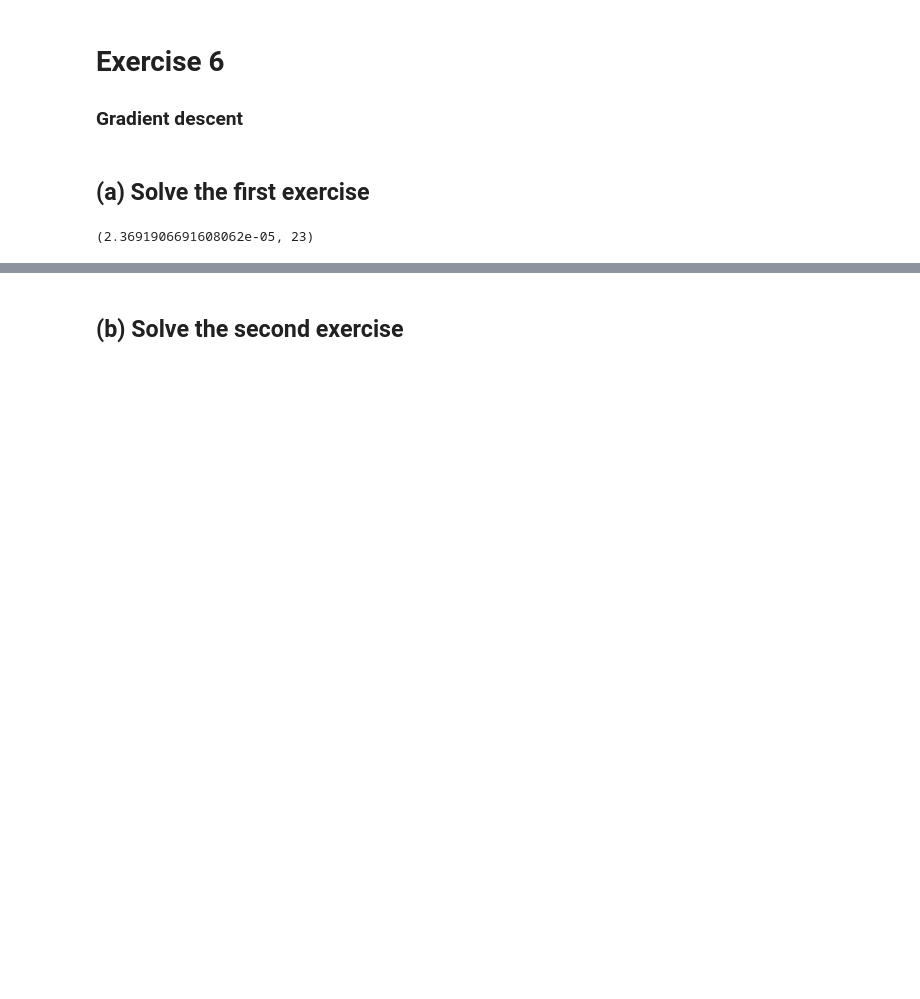
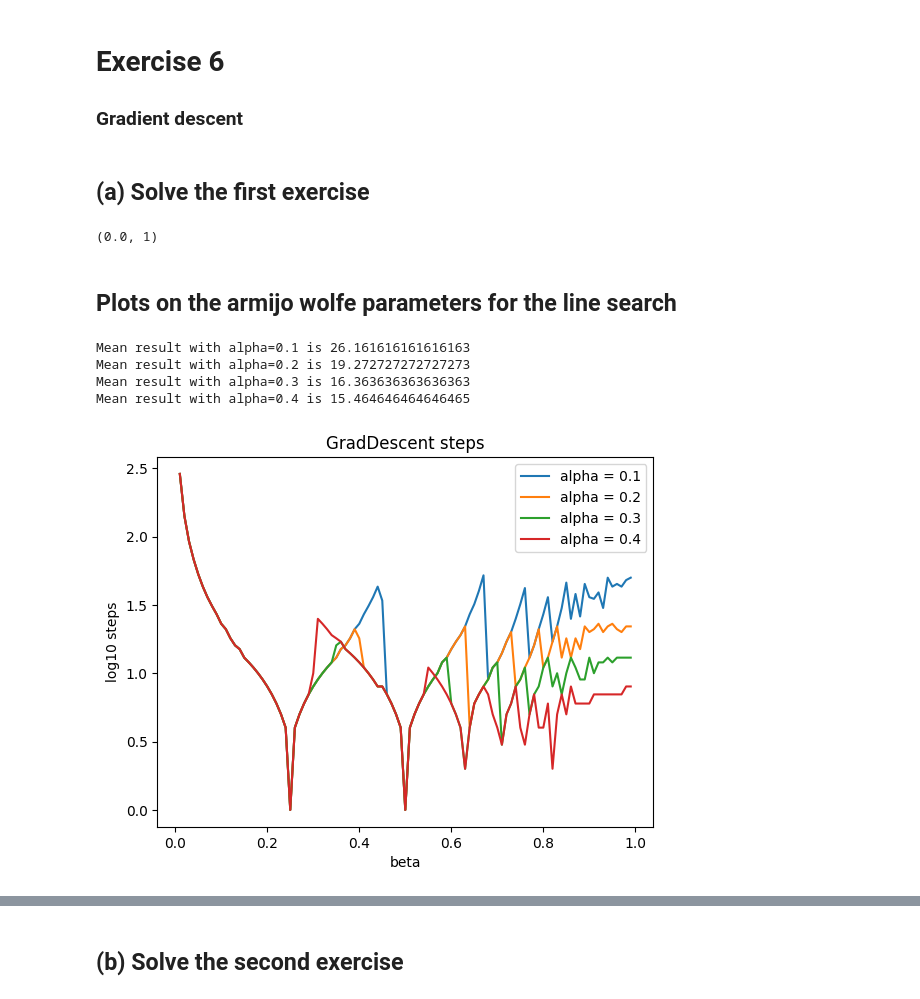
Before and after one commit to AdriaCoding/ConvexProgramming, a Jupyter notebook: ex6/ex6.ipynb, the cells around one changed output, grey strips where cells are left out. Drawn from its saved outputs; the diff is of its cells as text; code cells hidden in the pictures; blank space fills up the shorter version.

Commit message:
Some plots on the Armijo-Wolfe parameters

```diff
--- a/ex6/ex6.ipynb
+++ b/ex6/ex6.ipynb
@@ -14,17 +12,46 @@ init1 = [-2, -0.5, 0.5, 2]
 
 stop_criterion = 1e-4
 # %%
-def GradDescent (x_0, df, stepsize, stop_criterion=1e-4):
+def GradDescent (x_0, f, df, stop_criterion=1e-4, alpha=0.1, beta=0.1):
     x = x_0
     steps = 0
     while(abs(df(x)) > stop_criterion):
+        stepsize = 1
+        while(f(x - stepsize * df(x))> f(x) - alpha*stepsize*df(x)*df(x)):
+            stepsize = stepsize * beta
         x = x - stepsize * df(x)
         steps = steps + 1
     return x, steps
 # %% [markdown]
 ## (a) Solve the first exercise
 # %%
-sol0GD = GradDescent(init0[0], df0, 0.1, stop_criterion=stop_criterion)
+sol0GD = GradDescent(init0[0], f0, df0, stop_criterion=stop_criterion, alpha=0.1, beta=0.5)
 print(sol0GD) # x = error, since x* = 0
 # %% [output]
-(2.3691906691608062e-05, 23)
+(0.0, 1)
+# %% [markdown]
+## Plots on the armijo wolfe parameters for the line search
+# %%
+import numpy as np
+import matplotlib.pyplot as plt
+
+def plotSomeSteps(alphas, step=0.0001):
+    betas = np.arange(step, 1, step)
+    for a in alphas:
+        output = [GradDescent(init0[0], f0, df0, stop_criterion=1e-4, alpha=a, beta=b) for b in betas]
+        steps = [s[1] for s in output]
+        plt.plot(betas, np.log10(steps))
+        print(f'Mean result with alpha={a} is {np.mean(steps)}')
+    plt.xlabel('beta')
+    plt.ylabel('log10 steps')
+    plt.title(f'GradDescent steps')
+    plt.legend([f'alpha = {a}' for a in alphas])
+    plt.savefig(f'steps_{step}.png')
+alphas = [0.1, 0.2, 0.3, 0.4]
+plotSomeSteps(alphas=alphas, step=0.01)
+# %% [output]
+Mean result with alpha=0.1 is 26.161616161616163
+Mean result with alpha=0.2 is 19.272727272727273
+Mean result with alpha=0.3 is 16.363636363636363
+Mean result with alpha=0.4 is 15.464646464646465
+[figure, added]
```
Also changed, not shown: parts of 4 cells of this notebook, 4 other files.
